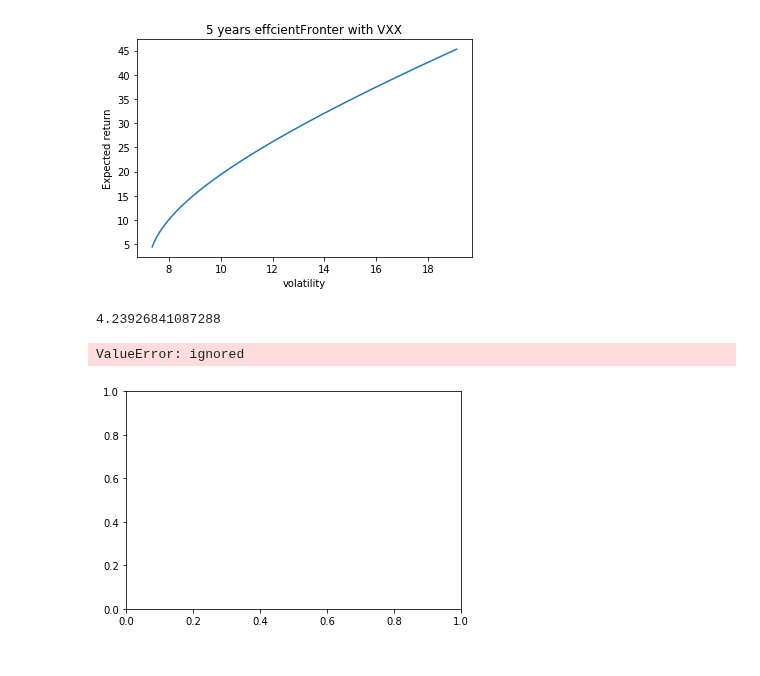
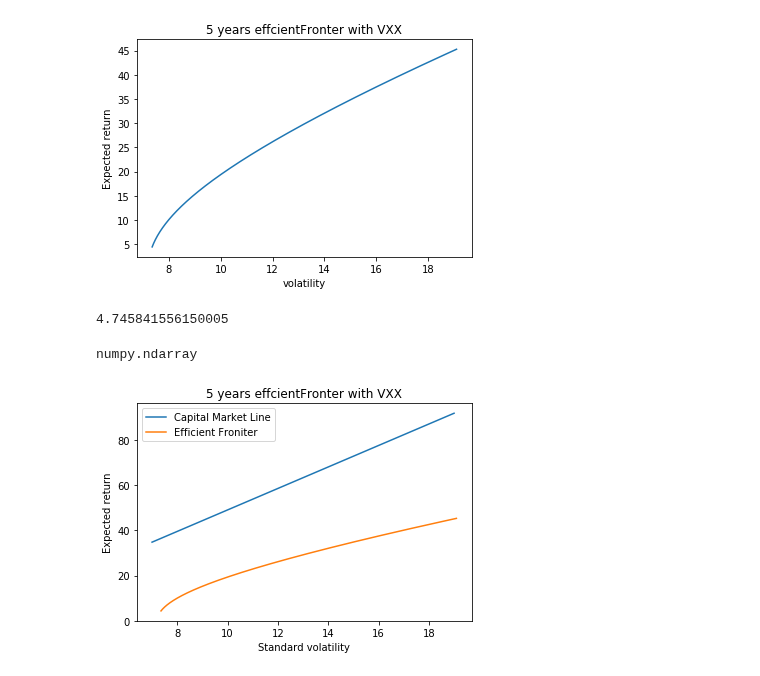
Before and after one commit to wuchenyu38/MA574_Portfolio-Valuation-and-Risk-Management, a Jupyter notebook: src/Markowitz2.ipynb, the cells around one changed output. Saved outputs shown, nothing was run; the diff lists cells and outputs as text; code cells hidden in the pictures.

```diff
--- a/src/Markowitz2.ipynb
+++ b/src/Markowitz2.ipynb
@@ -254,27 +252,29 @@ mu_T,w_t,w_b,w_mp = findTangent(R_cov4, R_expect4, rf)
 # %%
 sigma_T = np.dot(np.dot(w_t.reshape(1,-1),R_cov4),w_t)[0][0]
 mu_annual = (np.exp(mu_T*365 + sigma_T/2)-1)*100
-sigma_annual = np.sqrt((np.exp(sigma_T)-1)*np.exp(2*0.00000001*i*365 + sigma_T))*100
+sigma_annual = np.sqrt((np.exp(sigma_T)-1)*np.exp(2*mu_T*365 + sigma_T))*100
 k = (mu_annual - rf*100)/sigma_annual
 print(k[0][0])
 # %% [output]
-4.23926841087288
+4.745841556150005
 # %%
-sigma_x = np.linspace(7,19,1000)
+sigma_x = np.linspace(7,19,1000).reshape(-1,1)
 targent_v =  k * sigma_x + rf*100
+type(sigma_x)
+# %% [output]
+numpy.ndarray
 # %%
-sigma_x = np.linspace(7,19,1000)
-targent_v = k * sigma_x + rf*100
+sigma_x = np.linspace(7,19,1000).reshape(-1,1)
+targent_v = (k * sigma_x + rf*100).reshape(-1,1)
 plt.plot(sigma_x,targent_v,label = "Capital Market Line")
 plt.plot(sigma_v,mu_v,label = "Efficient Froniter")
 plt.ylabel("Expected return")
 plt.xlabel("Standard volatility")
 plt.title("5 years effcientFronter with VXX")
 plt.legend()
 plt.show()
 # %% [output]
-ValueError: ignored
-[figure, old version]
+[figure, new version]
 # %%
 weight_ = weight[m]
 weight_
```
Also changed, not shown: parts of 5 cells of this notebook.
